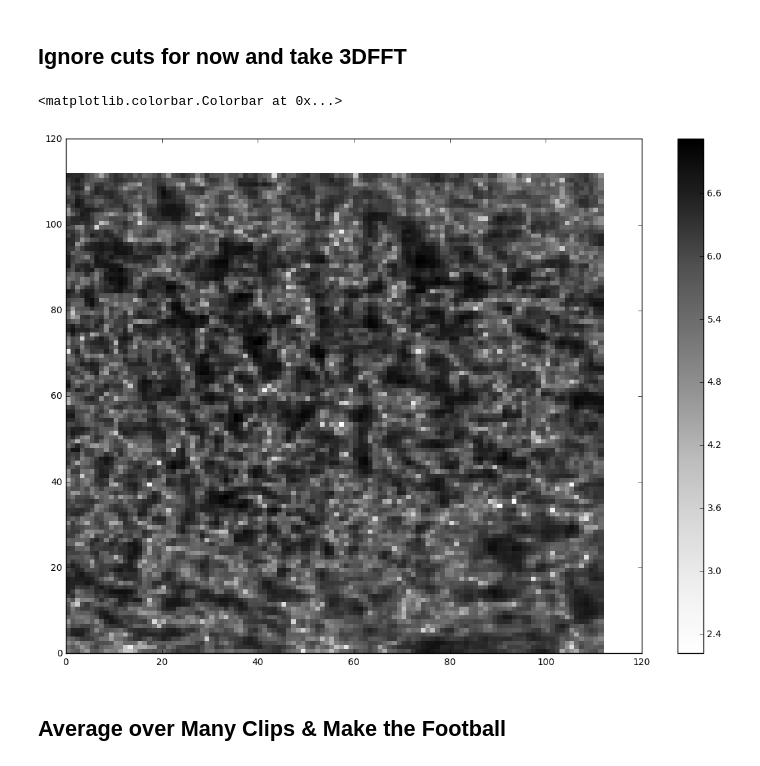
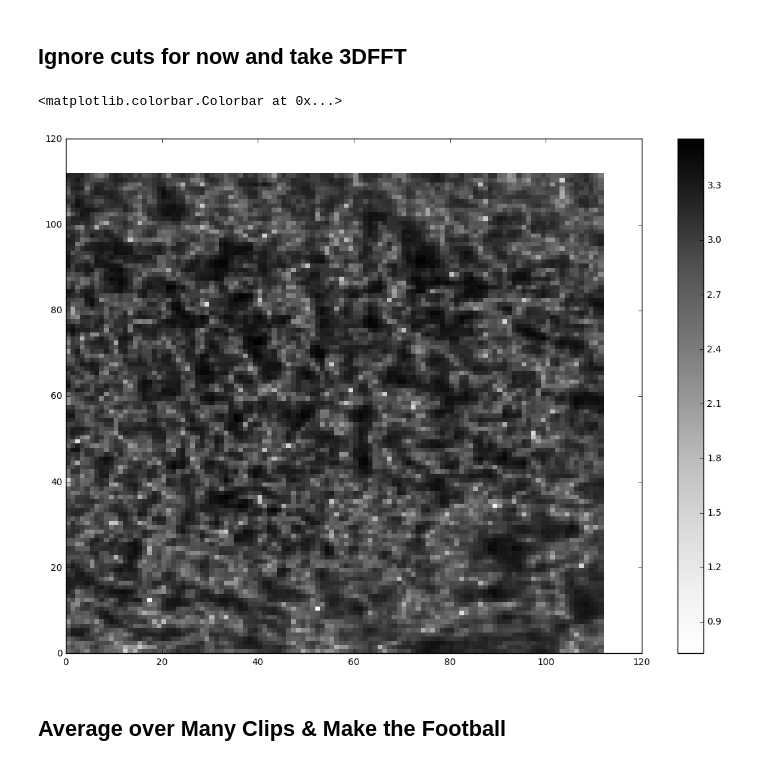
Before and after one commit to vdutell/naturalscenestatistics, a Jupyter notebook: naturalscenestats.ipynb, the cells around one changed output. Cells and saved outputs as stored; diff of their text form; code cells hidden in the pictures.

```diff
--- a/naturalscenestats.ipynb
+++ b/naturalscenestats.ipynb
@@ -415,12 +439,12 @@ plt.axhline(230000)
 stft = np.fft.rfftn(mm,axes=[0]) #time fourier transform
 stfq = np.fft.fftfreq(mm[:,0,0].size, d=1./fps)
 # %%
-mylppd = np.log10(stps[int(zebra/2+3),:,:]+1)
+mylppd = np.log10(np.abs(stft[int(zebra/2+3),:,:]+1))
 plt.figure(figsize=(14,10))
 plt.pcolormesh(mylppd,cmap='Greys')
 plt.colorbar()
 # %% [output]
 <matplotlib.colorbar.Colorbar at 0x...>
-[figure, old version]
+[figure, new version]
 # %%
 ##play the moive
```
Also changed, not shown: parts of 26 cells of this notebook.
